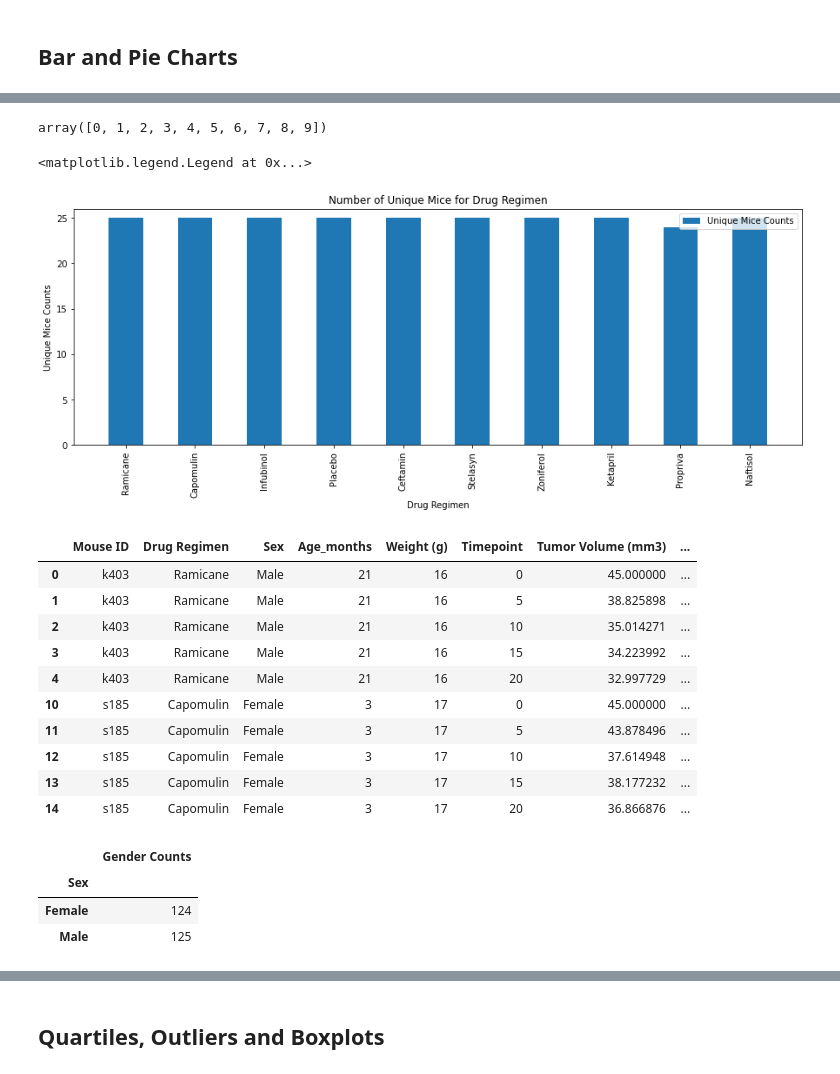
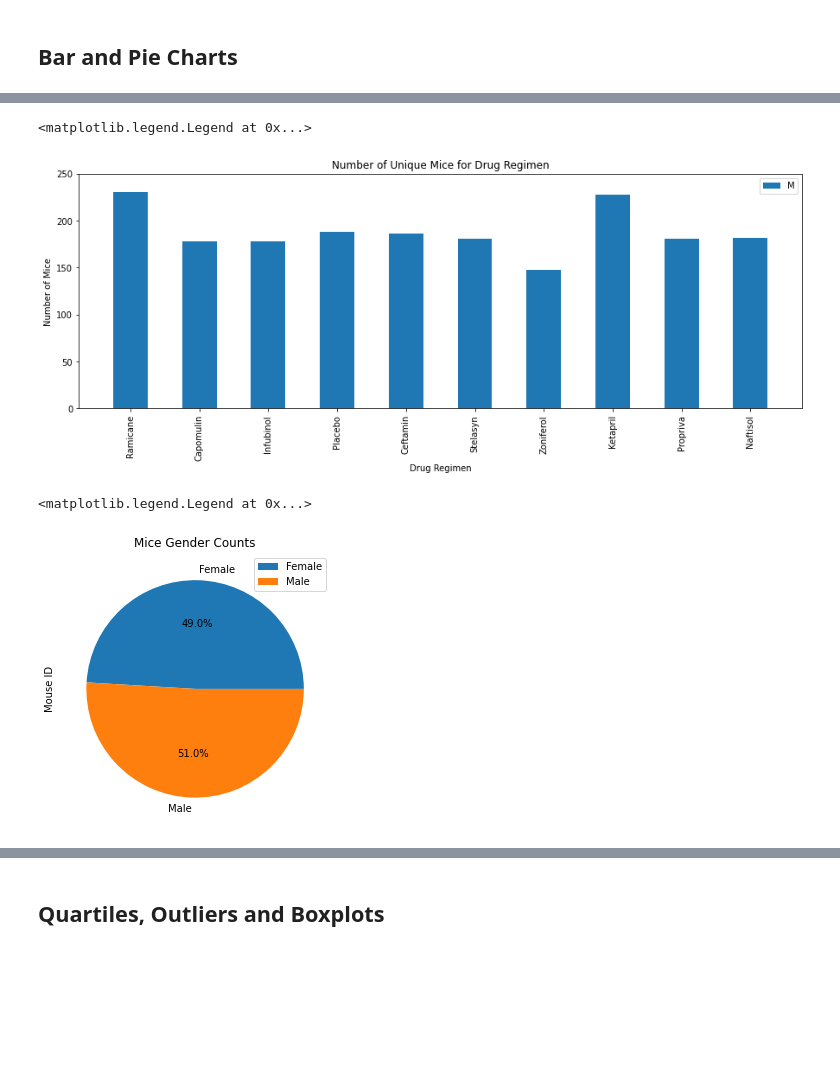
Before and after one commit to yuyhong23/matplotlib_the_power_of_plots, a Jupyter notebook: Pymaceuticals/pymaceuticals_starter-Copy1.ipynb, the cells around one changed output, grey strips where cells are left out. Drawn from its saved outputs; the diff is of its cells as text; code cells hidden in the pictures; blank space fills up the shorter version.

Commit message:
Fixed the bar and pie chart to reflect total number of unique mice instead of total number of single unique mice. Also put scripts into single cell for easier run.

```diff
--- a/Pymaceuticals/pymaceuticals_starter-Copy1.ipynb
+++ b/Pymaceuticals/pymaceuticals_starter-Copy1.ipynb
@@ -154,5 +145,12 @@ drug_regimen_groups_stats
 # %%
 # Generate a bar plot showing the total number of unique mice tested on each drug regimen using pandas.
 mice_drug_regimen_groups = clean_mouse_data.groupby("Drug Regimen")
-mice_drug_regimen_groups.head()
+total_mice_drug_regimen= mice_drug_regimen_groups["Mouse ID"].count()
+
+total_mice_drug_regimen.plot(kind="bar", figsize=(15,5), title="Number of Mice for Drug Regimen")
+
+plt.ylabel("Number of Mice")
+plt.legend("Mice Counts", loc="upper right")
+plt.show()
+plt.tight_layout()
 # %% [output]
@@ -200,6 +158,0 @@ plt.tight_layout()
-# %%
-# Generate a bar plot showing the total number of unique mice tested on each drug regimen using pyplot.
-x_axis = np.arange(len(unique_mice_drug_regimen))
-x_axis
-# %% [output]
-array([0, 1, 2, 3, 4, 5, 6, 7, 8, 9])
@@ -209,38 +159,36 @@ x_ticklabels = ['Ramicane', 'Capomulin', 'Infubinol', 'Placebo', 'Ceftamin',
 # %%
+# Generate a bar plot showing the total number of unique mice tested on each drug regimen using pyplot.
+x_axis = [0,1,2,3,4,5,6,7,8,9]
+y_axis = list(total_mice_drug_regimen)
+
 plt.figure(figsize=(15,5))
-plt.bar(x_axis, unique_mice_drug_regimen["Unique Mice Counts"], align="center", width=0.5)
+plt.bar(x_axis, y_axis, align="center", width=0.5)
+
+x_ticklabels = ['Ramicane', 'Capomulin', 'Infubinol', 'Placebo', 'Ceftamin',
+       'Stelasyn', 'Zoniferol', 'Ketapril', 'Propriva', 'Naftisol']
 tick_locations = [value for value in x_axis]
 plt.xticks(tick_locations, x_ticklabels, rotation="vertical")
+
 plt.xlim(-0.75, len(x_axis)-0.25)
-plt.ylim(0, max(unique_mice_drug_regimen["Unique Mice Counts"])+1)
+plt.ylim(0, max(y_axis)+20)
+
 plt.title("Number of Unique Mice for Drug Regimen")
 plt.xlabel("Drug Regimen")
-plt.ylabel("Unique Mice Counts")
-plt.legend(unique_mice_drug_regimen, loc="upper right")
+plt.ylabel("Number of Mice")
+plt.legend("Mice Counts", loc="upper right")
 # %% [output]
 <matplotlib.legend.Legend at 0x...>
-[figure, old version]
+[figure, new version]
 # %%
 # Generate a pie plot showing the distribution of female versus male mice using pandas
 mice_gender_groups = clean_mouse_data.groupby("Sex")
-mice_gender_groups.head()
+
+unique_mice_gender = mice_gender_groups["Mouse ID"].count()
+
+labels = ["Female","Male"]
+
+unique_mice_gender.plot.pie(y="Gender Counts", figsize=(5, 5), autopct="%1.1f%%", title="Mice Gender Counts")
+plt.legend(labels, loc="upper right")
 # %% [output]
-|  | Mouse ID | Drug Regimen | Sex | Age_months | Weight (g) | Timepoint | Tumor Volume (mm3) | ... |
-| 0 | k403 | Ramicane | Male | 21 | 16 | 0 | 45.000000 | ... |
-| 1 | k403 | Ramicane | Male | 21 | 16 | 5 | 38.825898 | ... |
-| 2 | k403 | Ramicane | Male | 21 | 16 | 10 | 35.014271 | ... |
-| 3 | k403 | Ramicane | Male | 21 | 16 | 15 | 34.223992 | ... |
-| 4 | k403 | Ramicane | Male | 21 | 16 | 20 | 32.997729 | ... |
-| 10 | s185 | Capomulin | Female | 3 | 17 | 0 | 45.000000 | ... |
-| 11 | s185 | Capomulin | Female | 3 | 17 | 5 | 43.878496 | ... |
-| 12 | s185 | Capomulin | Female | 3 | 17 | 10 | 37.614948 | ... |
-| 13 | s185 | Capomulin | Female | 3 | 17 | 15 | 38.177232 | ... |
-| 14 | s185 | Capomulin | Female | 3 | 17 | 20 | 36.866876 | ... |
+<matplotlib.legend.Legend at 0x...>
+[figure, added]
-# %%
-unique_mice_gender = (mice_gender_groups.agg({"Mouse ID":"nunique"})).rename(columns={"Mouse ID":"Gender Counts"})
-unique_mice_gender
-# %% [output]
-|  | Gender Counts |
-| Sex |  |
-| Female | 124 |
-| Male | 125 |
```
Also changed, not shown: parts of 15 cells of this notebook.
